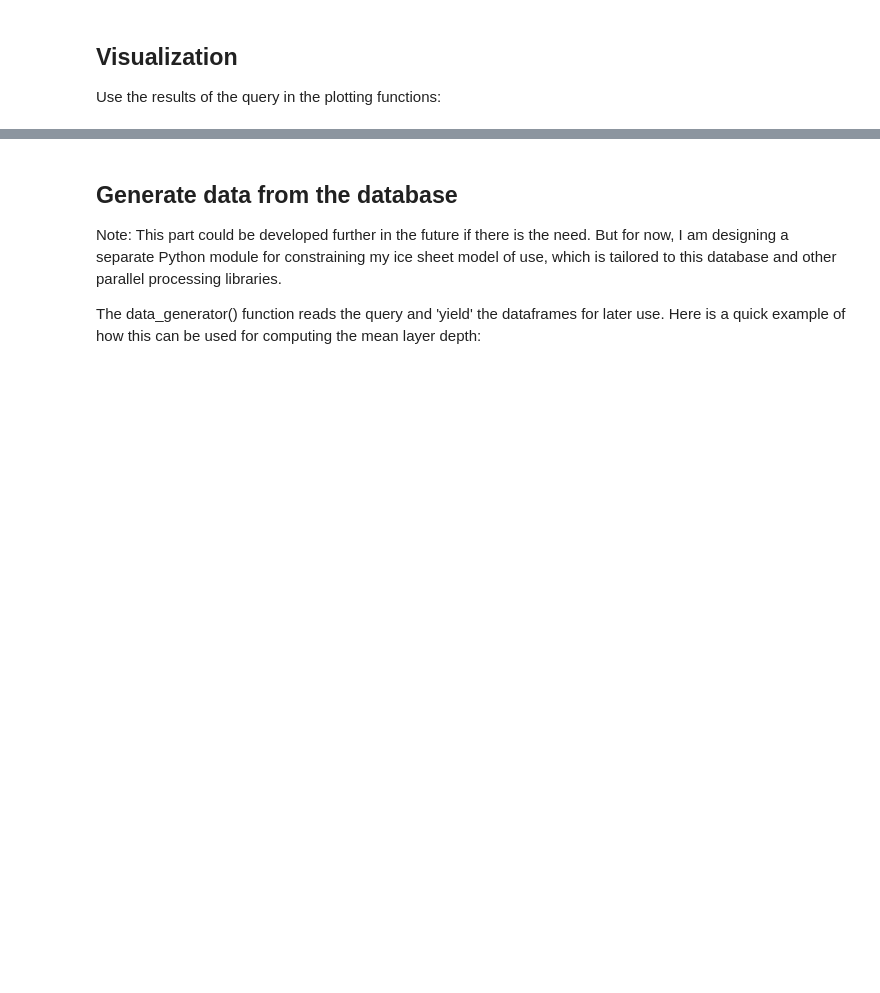
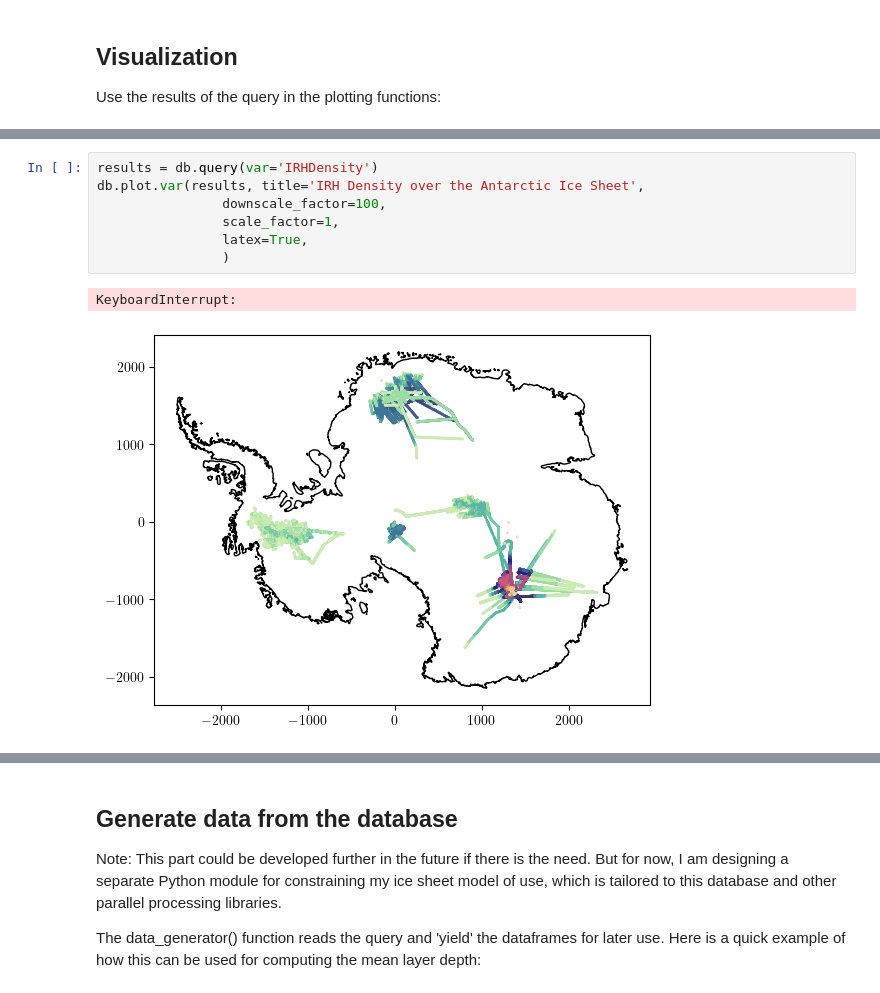
Before and after one commit to antoinehermant/anta_database, a Jupyter notebook: book/quick_start.ipynb, the cells around one changed output, grey strips where cells are left out. Drawn from its saved outputs; the diff is of its cells as text; blank space fills up the shorter version.

```diff
--- a/book/quick_start.ipynb
+++ b/book/quick_start.ipynb
@@ -72,0 +112,10 @@ db.plotXYDepth(results, title='AntArchitecture 38(.1)ka isochrone depth',
+# %%
+results = db.query(var='IRHDensity')
+db.plot.var(results, title='IRH Density over the Antarctic Ice Sheet',
+                downscale_factor=100,
+                scale_factor=1,
+                latex=True,
+                )
+# %% [output]
+KeyboardInterrupt:
+[figure, added]
```
Also changed, not shown: parts of 15 cells of this notebook, 8 other files.
